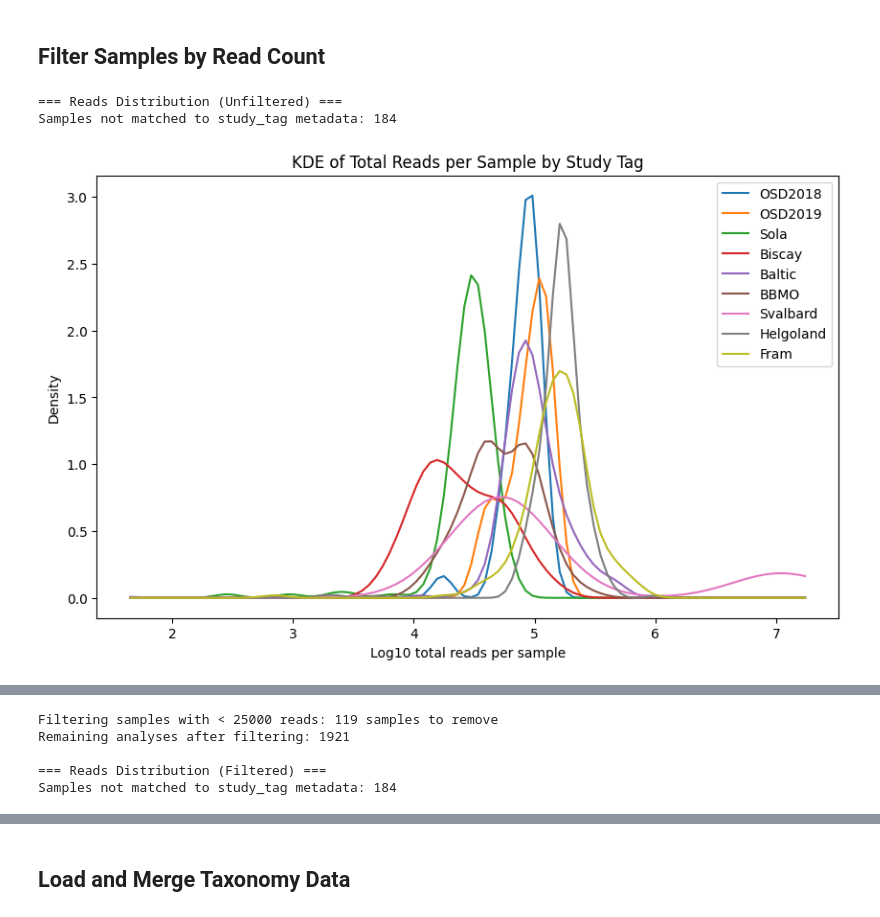
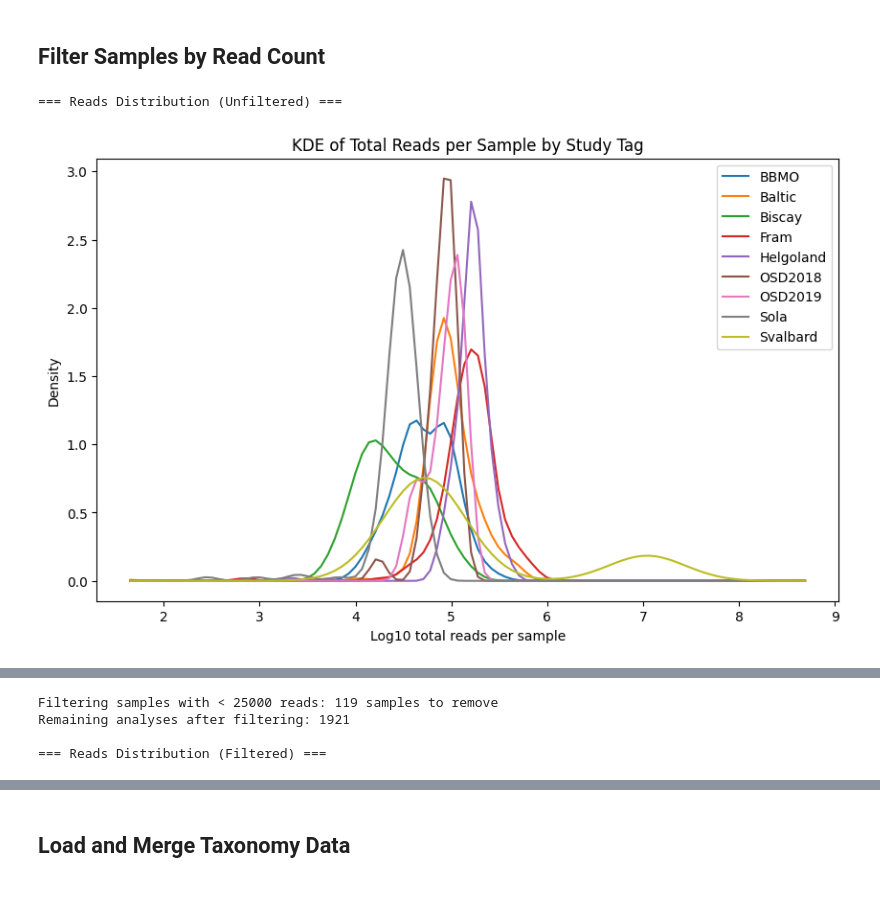
Before and after one commit to palec87/mgnify-methods, a Jupyter notebook: notebooks/07_multiple_studies_beta_emo-bon.ipynb, the cells around one changed output, grey strips where cells are left out. Cells and saved outputs as stored; diff of their text form; code cells hidden in the pictures.

Commit message:
fix permanova and feature extractions

```diff
--- a/notebooks/07_multiple_studies_beta_emo-bon.ipynb
+++ b/notebooks/07_multiple_studies_beta_emo-bon.ipynb
@@ -258,5 +258,13 @@ print(f"Loaded {len(analysis_meta)} analyses")
 # Fetch and enhance sample metadata
 samples_meta = process_samples_metadata(ANALYSIS_CACHE, ds)
 samples_meta = enhance_samples_metadata(samples_meta)
+
+samples_meta = add_meta(samples_meta, analysis_meta)
+samples_meta.set_index('relationships.run.data.id', inplace=True)
+samples_meta.index.name = 'source material ID'
+
+for sample in samples_meta.index:
+    samples_meta = extract_sample_stats(samples_meta, sample)
 print(f"Loaded {len(samples_meta)} samples")
+samples_meta.shape
 # %% [output]
@@ -285,7 +293,0 @@ Loaded 1859 samples
-# %%
-samples_meta = add_meta(samples_meta, analysis_meta)
-assert (samples_meta['sample_id'] == samples_meta['relationships.sample.data.id']).all()
-samples_meta.drop(columns=['relationships.sample.data.id'], inplace=True)
-samples_meta.set_index('relationships.run.data.id', inplace=True)
-samples_meta.index.name = 'source material ID'
-samples_meta.shape
@@ -346,33 +346,32 @@ if CONFIG['plots']['reads_histogram']:
         samples_meta=samples_meta,
         feature=CONFIG['feature'],
         name=f'{CONFIG["feature"]}_reads_unfiltered.png' if CONFIG['plots']['save_figures'] else None,
         out_dir=OUT_FOLDER if CONFIG['plots']['save_figures'] else None,
         use_robust_save=False,
         bins=100,
     )
 
 # Apply filtering
 cutoff = CONFIG['filtering']['min_reads_cutoff']
-to_drop = filter_number_reads(total_dict, cutoff)
+to_drop = filter_number_reads(samples_meta, cutoff)
 print(f"\nFiltering samples with < {cutoff} reads: {len(to_drop)} samples to remove")
 
 for sample in to_drop:
     samples_meta = samples_meta[samples_meta.index != sample]
 
 print(f"Remaining analyses after filtering: {len(samples_meta)}")
 
 # Plot reads distribution after filtering
 if CONFIG['plots']['reads_histogram']:
     print("\n=== Reads Distribution (Filtered) ===")
     total_dict = plot_feature_reads_hist(
         samples_meta=samples_meta,
         feature=CONFIG['feature'],
         name=f'{CONFIG["feature"]}_reads_filtered.png' if CONFIG['plots']['save_figures'] else None,
         out_dir=OUT_FOLDER if CONFIG['plots']['save_figures'] else None,
         use_robust_save=False,
         bins=100,
     )
 # %% [output]
 === Reads Distribution (Unfiltered) ===
-Samples not matched to study_tag metadata: 184
-[figure, old version]
+[figure, new version]
@@ -381,4 +380,3 @@ Filtering samples with < 25000 reads: 119 samples to remove
 Remaining analyses after filtering: 1921
 
 === Reads Distribution (Filtered) ===
-Samples not matched to study_tag metadata: 184
```
Also changed, not shown: parts of 23 cells of this notebook, 4 other files.
